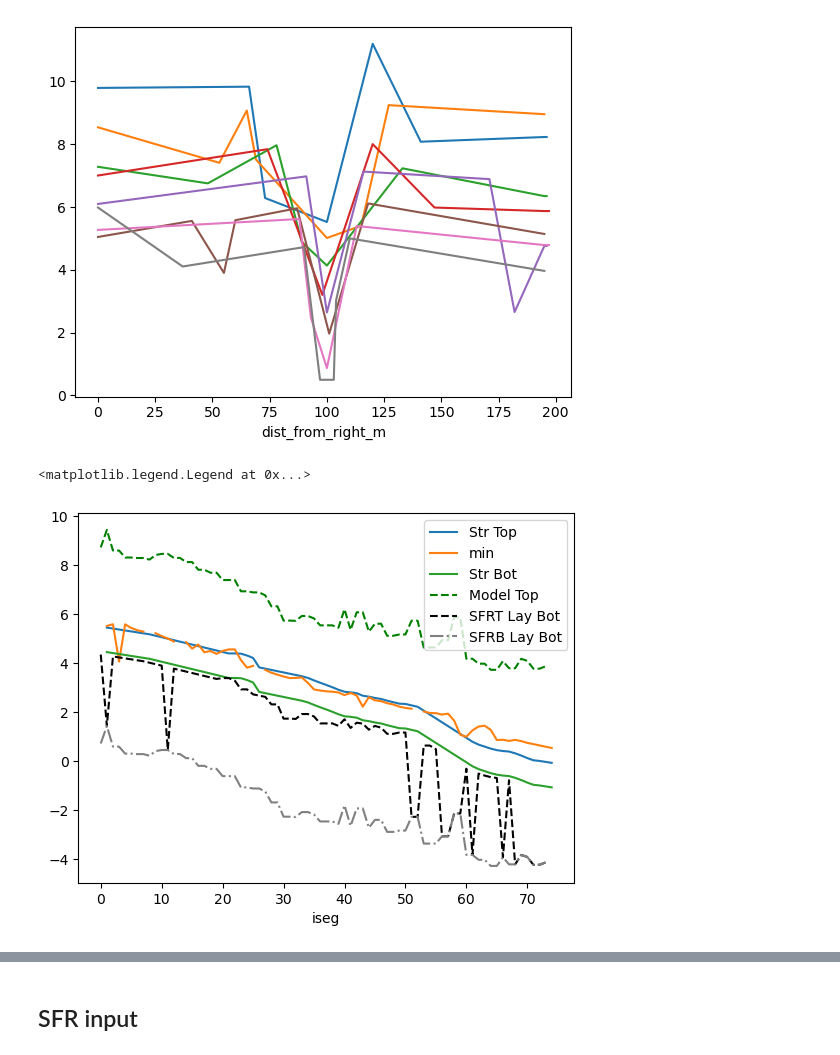
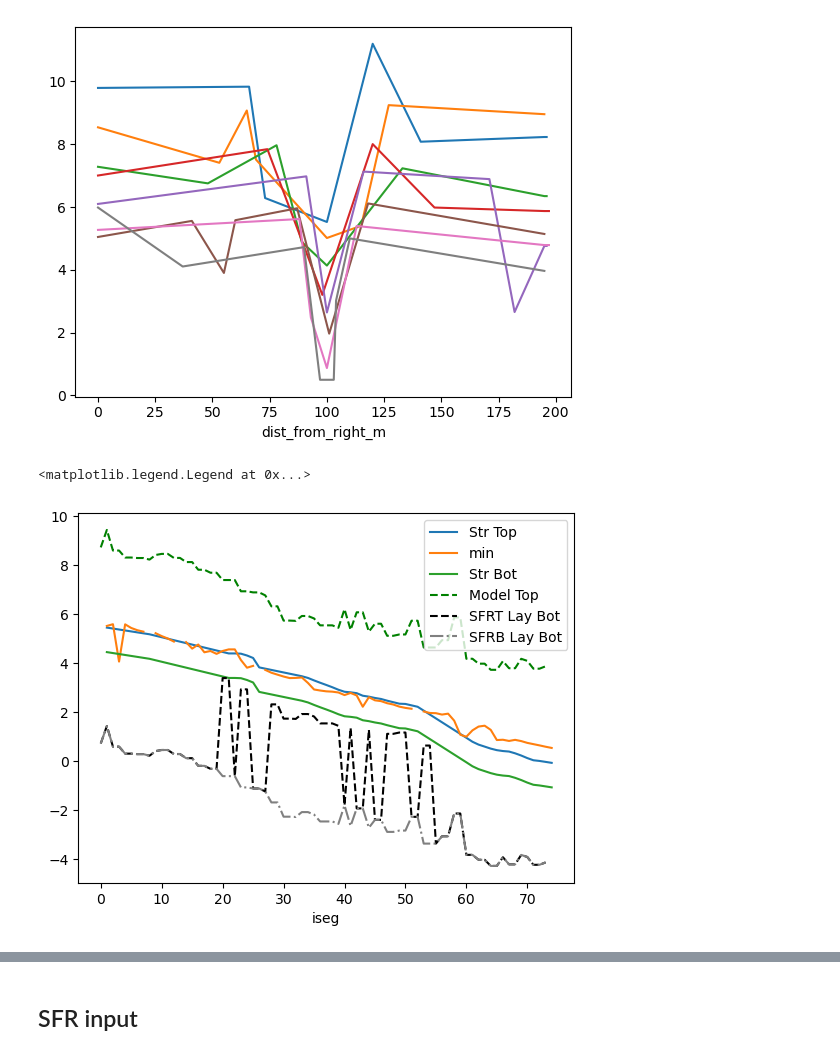
Before and after one commit to andrewcalderwood/CosumnesRiverRecharge, a Jupyter notebook: Projects/Oneto_Denier/Streambed seepage model.ipynb, the cells around one changed output, grey strips where cells are left out. Saved outputs shown, nothing was run; the diff lists cells and outputs as text; code cells hidden in the pictures.

```diff
--- a/Projects/Oneto_Denier/Streambed seepage model.ipynb
+++ b/Projects/Oneto_Denier/Streambed seepage model.ipynb
@@ -248,7 +243,7 @@ geoms = Polygon(vertices)
 # %%
 # write modelgrid to get updated row and col numbers specific to the child grid
 grid_dir = join(gwfm_dir, 'DIS_data/streambed_seepage/grid')
-grid_fn = join(grid_dir, model_nam,'rm_only_grid.shp')
+grid_fn = join(grid_dir, 'inset_oneto_denier','rm_only_grid.shp')
 
 # m.modelgrid.write_shapefile(grid_fn)
 grid_p = gpd.read_file(grid_fn)
@@ -324,9 +320,10 @@ masked_tprogs= tc.tprogs_cut_elev(tprogs_line, dem_data_p, tprogs_info)
 # subset masked data to local model
 masked_tprogs_local = np.zeros((tprogs_info[2], nrow, ncol))
 masked_tprogs_local[:, grid_match.row-1, grid_match.column-1] = masked_tprogs[:,grid_match.p_row-1, grid_match.p_column-1]
+masked_tprogs_local = ma.masked_invalid(masked_tprogs_local)
 
 # K, Sy, Ss= tc.int_to_param(masked_tprogs_local, params)
-K, Sy, Ss,porosity = tc.int_to_param(masked_tprogs_local, params, porosity=True)
+K, Sy, Ss,porosity = int_to_param(masked_tprogs_local, params, porosity=True)
 
 # save tprogs facies array as input data for use during calibration
 # tprogs_dim = masked_tprogs.shape
@@ -341,4 +332,10 @@ n = np.zeros(botm.shape)
 # %%
+hk = np.zeros(botm.shape)
+vka = np.zeros(botm.shape)
+sy = np.zeros(botm.shape)
+ss = np.zeros(botm.shape)
+n = np.zeros(botm.shape)
+
 top = np.copy(m.dis.top.array)
 bot1 = np.copy(botm[-1,:,:])
 # tprogs_info = ()
@@ -355,6 +352,8 @@ n_c = tc.get_tprogs_for_elev(porosity, top, bot1,tprogs_info)
 for k in np.arange(0,nlay):
     hk[k,:] = np.mean(K_c[upscale*k:upscale*(k+1)], axis=0)
     vka[k,:] = hmean(K_c[upscale*k:upscale*(k+1)], axis=0)
+    if np.isnan(hmean(K_c[upscale*k:upscale*(k+1)], axis=0)).any():
+        print(k)
     ss[k,:] = np.mean(Ss_c[upscale*k:upscale*(k+1)], axis=0)
     sy[k,:] = np.mean(Sy_c[upscale*k:upscale*(k+1)], axis=0)
     n[k,:] = np.mean(n_c[upscale*k:upscale*(k+1)], axis=0)
@@ -689,10 +683,5 @@ strtop = XSg.z_m_min_cln.values - strthick
 #as long as I base the sfr layer on str bottom there shouldn't be an issue in owhm if NO_REACH_LAYER_CHANGE is
 # specified becasue it likes to set the layer to the uppermost active layer
 # %%
-sft_lay = get_layer_from_elev(strtop, botm[:, sfr_rows, sfr_cols], m.dis.nlay)
+sfrt_lay = get_layer_from_elev(strtop, botm[:, sfr_rows, sfr_cols], m.dis.nlay)
 sfr_lay = get_layer_from_elev(strtop-strthick, botm[:, sfr_rows, sfr_cols], m.dis.nlay)
-# if the str top and botm are in different layers then adjust model bottom to str bot minus a small adjustment
-# sfr_l = sfrb_lay > sfr_lay
-# botm_sfr = botm.copy()
-# botm_sfr[sfr_lay[sfr_l], sfr_rows[sfr_l],sfr_cols[sfr_l]] = strtop[sfr_l] - strthick - 0.1
-# m.dis.botm = botm
@@ -702,20 +688,20 @@ sfr_lay = get_layer_from_elev(strtop-strthick, botm[:, sfr_rows, sfr_cols], m.di
 # %%
 (XSg.z_m_min_cln).plot(label='Str Top')
 XSg.z_m_min.plot(label='min')
 (XSg.z_m_min_cln-strthick).plot(label='Str Bot')
 
 plt.plot(m.dis.top.array[ sfr_rows, sfr_cols], label='Model Top', ls='--',color='green')
 # plt.plot(m.dis.botm.array[0, sfr_rows, sfr_cols], label='Lay 1 Bottom', ls='--',color='brown')
-plt.plot(botm_sfr[sfrt_lay, sfr_rows, sfr_cols], label='SFRT Lay Bot', ls='--',color='black')
-plt.plot(botm_sfr[sfr_lay, sfr_rows, sfr_cols], label='SFRB Lay Bot', ls='-.',color='grey')
+plt.plot(botm[sfrt_lay, sfr_rows, sfr_cols], label='SFRT Lay Bot', ls='--',color='black')
+plt.plot(botm[sfr_lay, sfr_rows, sfr_cols], label='SFRB Lay Bot', ls='-.',color='grey')
 
 plt.legend()
 
 # it seems that the sfr layer is forced based on the str top but that the str botm can't be below the modflow cell bottom
 # this means the top and bottom must be in the same cell
 # %% [output]
 <matplotlib.legend.Legend at 0x...>
-[figure, old version]
+[figure, new version]
 # %%
 
 fig,ax=plt.subplots()
```
Also changed, not shown: parts of 41 cells of this notebook, 4 other files.
